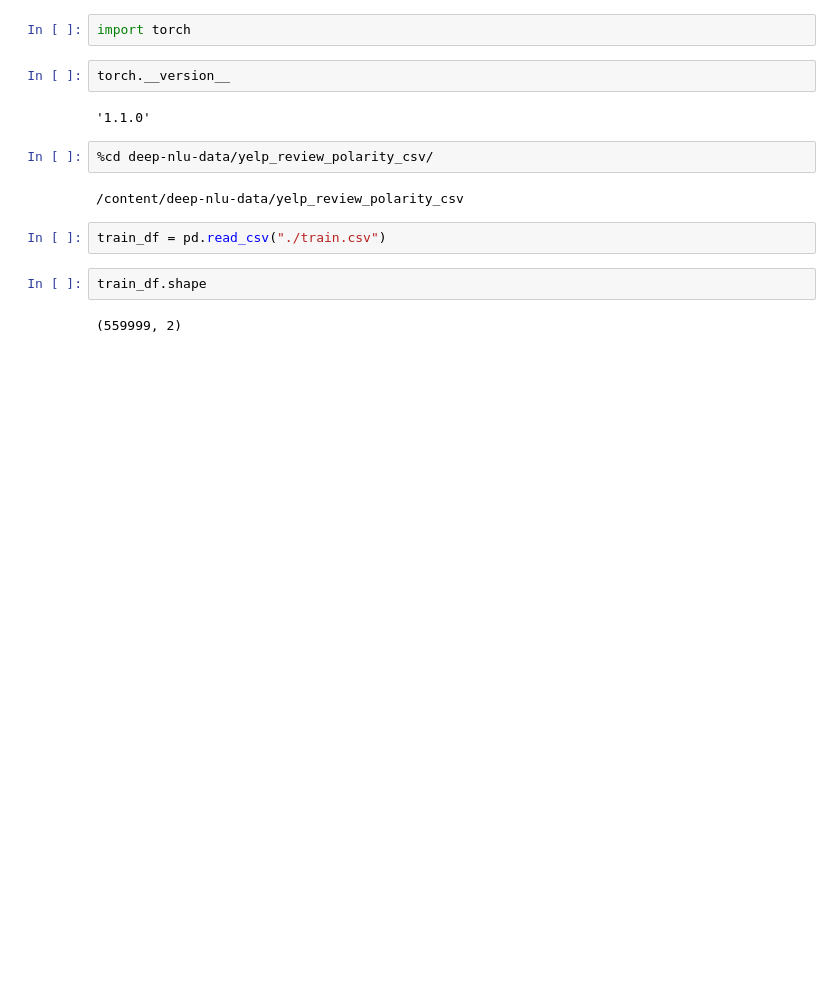
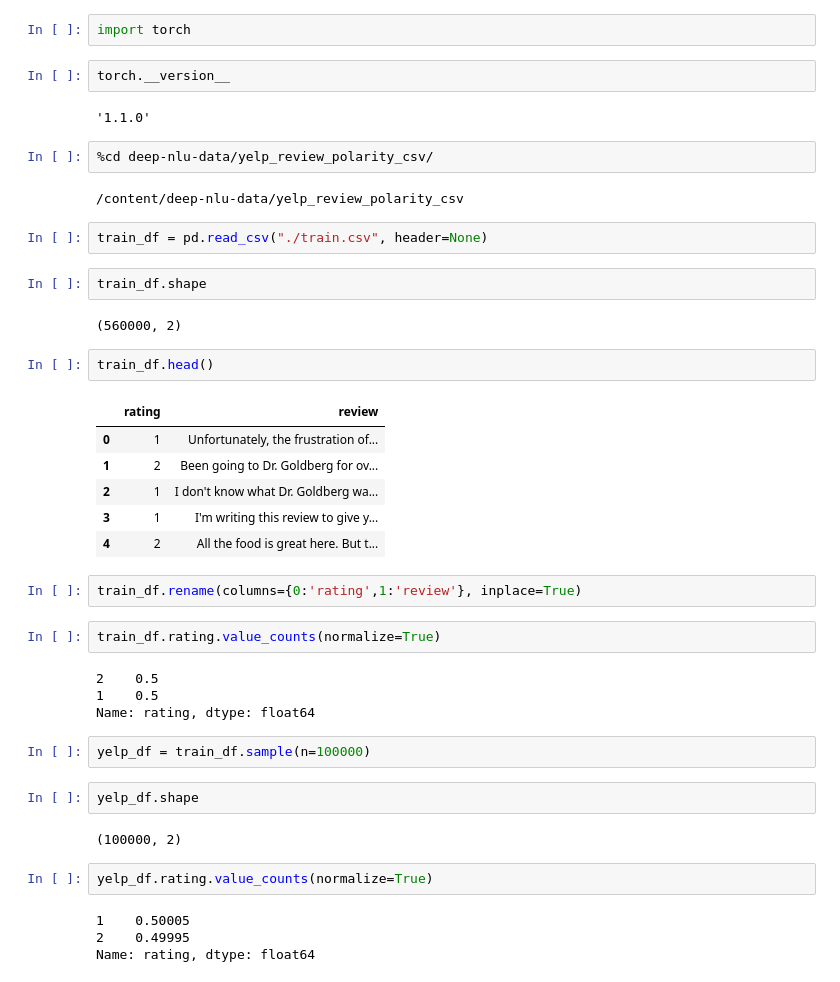
Before and after one commit to madhugopinathan/deep-nlu, a Jupyter notebook: access_glove_test.ipynb, the cells around one changed output. Saved outputs shown, nothing was run; the diff lists cells and outputs as text; blank space fills up the shorter version.

```diff
--- a/access_glove_test.ipynb
+++ b/access_glove_test.ipynb
@@ -166,8 +166,37 @@ torch.__version__
 # %% [output]
 /content/deep-nlu-data/yelp_review_polarity_csv
 # %%
-train_df = pd.read_csv("./train.csv")
+train_df = pd.read_csv("./train.csv", header=None)
 # %%
 train_df.shape
 # %% [output]
-(559999, 2)
+(560000, 2)
+# %%
+train_df.head()
+# %% [output]
+|  | rating | review |
+| 0 | 1 | Unfortunately, the frustration of... |
+| 1 | 2 | Been going to Dr. Goldberg for ov... |
+| 2 | 1 | I don't know what Dr. Goldberg wa... |
+| 3 | 1 | I'm writing this review to give y... |
+| 4 | 2 | All the food is great here. But t... |
+# %%
+train_df.rename(columns={0:'rating',1:'review'}, inplace=True)
+# %%
+train_df.rating.value_counts(normalize=True)
+# %% [output]
+2    0.5
+1    0.5
+Name: rating, dtype: float64
+# %%
+yelp_df = train_df.sample(n=100000)
+# %%
+yelp_df.shape
+# %% [output]
+(100000, 2)
+# %%
+yelp_df.rating.value_counts(normalize=True)
+# %% [output]
+1    0.50005
+2    0.49995
+Name: rating, dtype: float64
```
Also changed, not shown: parts of 71 cells of this notebook.
